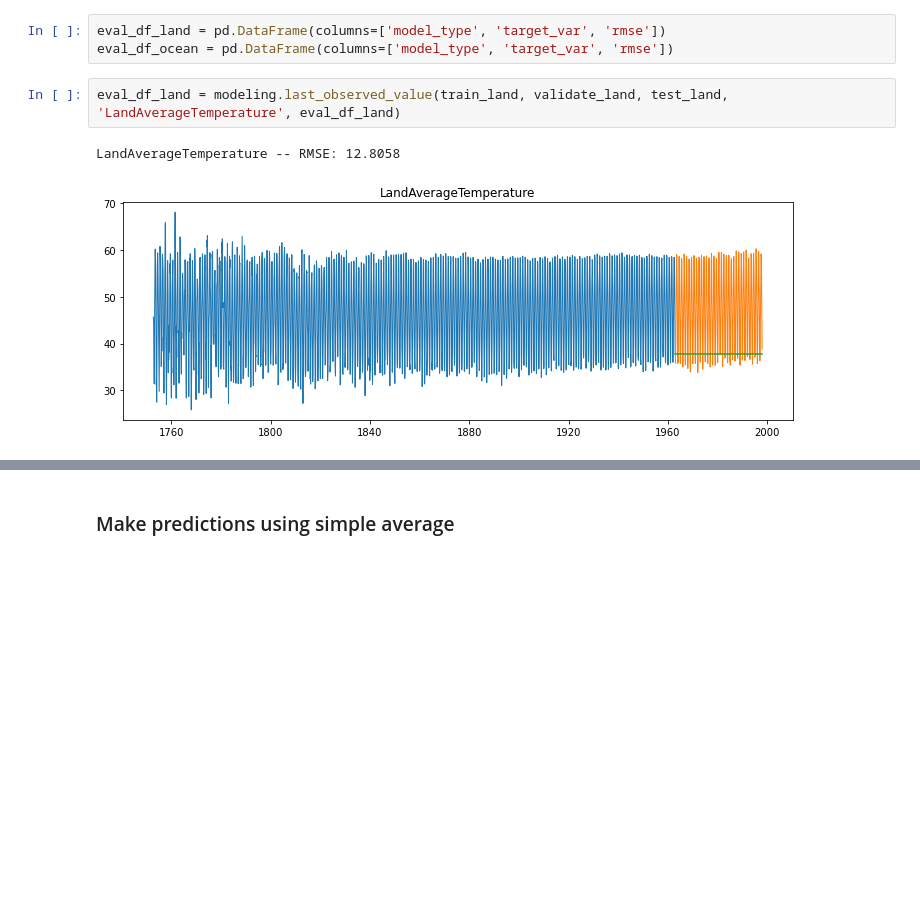
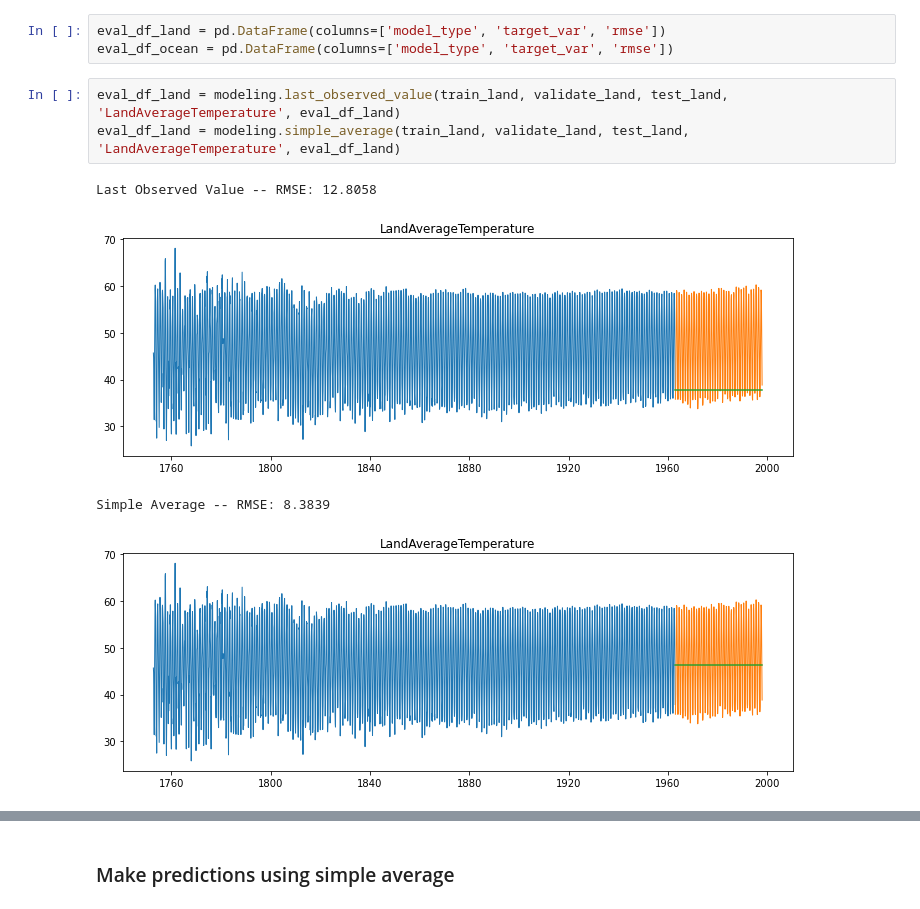
Before and after one commit to Johndsalas/earths_temperature_time_series, a Jupyter notebook: main_notebook.ipynb, the cells around one changed output, grey strips where cells are left out. Saved outputs shown, nothing was run; the diff lists cells and outputs as text; blank space fills up the shorter version.

Commit message:
added simple average

```diff
--- a/main_notebook.ipynb
+++ b/main_notebook.ipynb
@@ -110,6 +110,9 @@ eval_df_land = pd.DataFrame(columns=['model_type', 'target_var', 'rmse'])
 eval_df_ocean = pd.DataFrame(columns=['model_type', 'target_var', 'rmse'])
 # %%
 eval_df_land = modeling.last_observed_value(train_land, validate_land, test_land, 'LandAverageTemperature', eval_df_land)
+eval_df_land = modeling.simple_average(train_land, validate_land, test_land, 'LandAverageTemperature', eval_df_land)
 # %% [output]
-LandAverageTemperature -- RMSE: 12.8058
+Last Observed Value -- RMSE: 12.8058
 [figure]
+Simple Average -- RMSE: 8.3839
+[figure, added]
```
Also changed, not shown: parts of 6 cells of this notebook, 1 other file.
